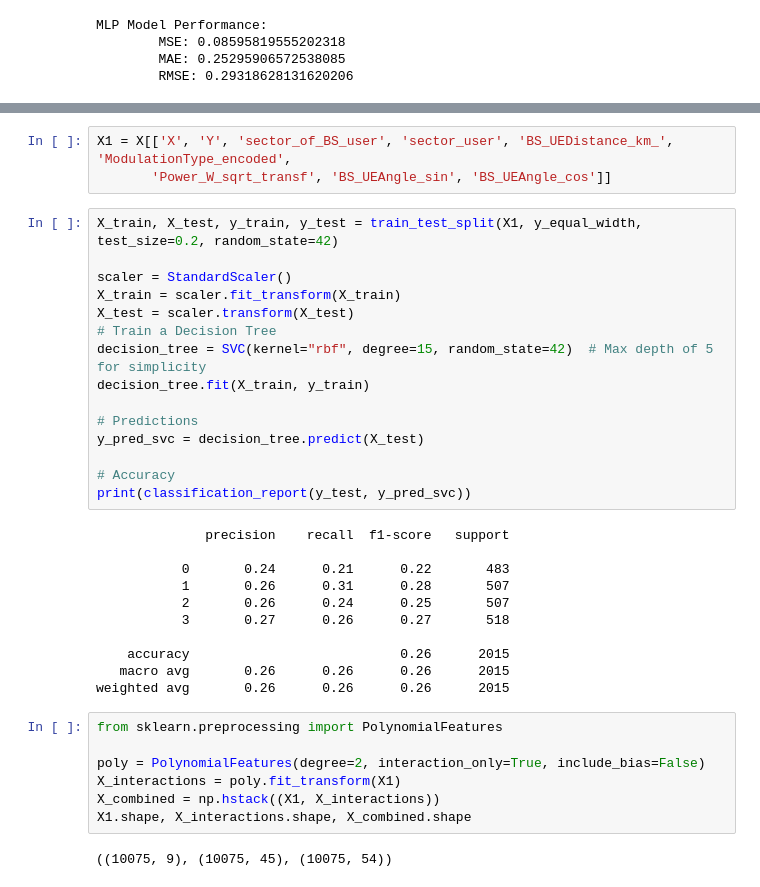
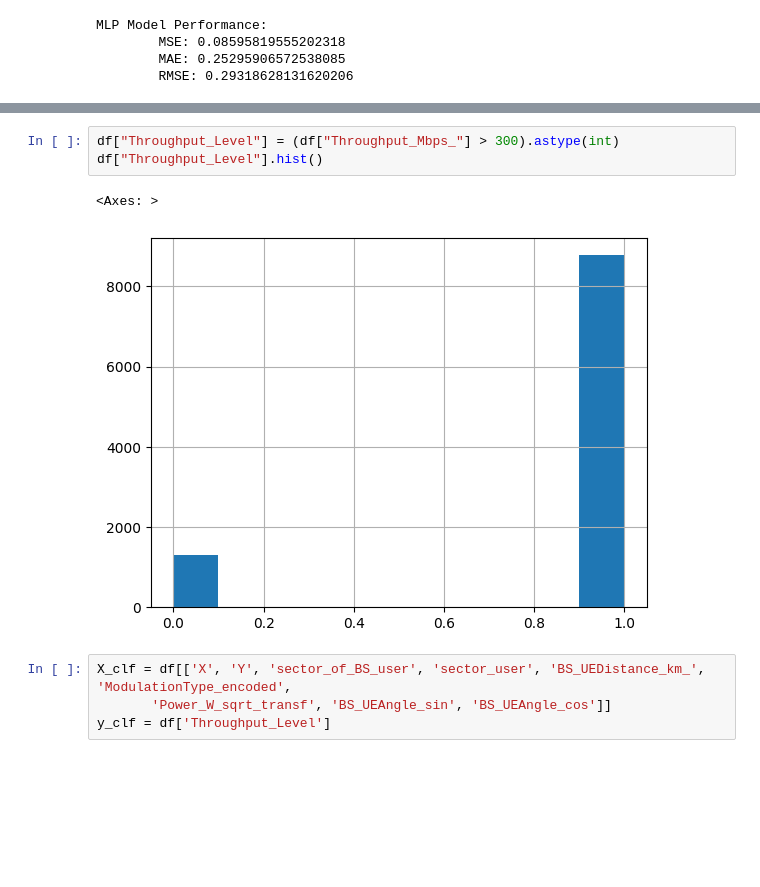
Before and after one commit to alexisfilippakopoulos/MIMO-5G-Network-Throughput-Prediction, a Jupyter notebook: sol.ipynb, the cells around one changed output, grey strips where cells are left out. Cells and saved outputs as stored; diff of their text form; blank space fills up the shorter version.

```diff
--- a/sol.ipynb
+++ b/sol.ipynb
@@ -404,38 +312,10 @@ weighted avg       0.51      0.51      0.51      2015
+# %%
+df["Throughput_Level"] = (df["Throughput_Mbps_"] > 300).astype(int)
+df["Throughput_Level"].hist()
+# %% [output]
+<Axes: >
+[figure, added]
 # %%
-X1 = X[['X', 'Y', 'sector_of_BS_user', 'sector_user', 'BS_UEDistance_km_', 'ModulationType_encoded',
+X_clf = df[['X', 'Y', 'sector_of_BS_user', 'sector_user', 'BS_UEDistance_km_', 'ModulationType_encoded',
        'Power_W_sqrt_transf', 'BS_UEAngle_sin', 'BS_UEAngle_cos']]
+y_clf = df['Throughput_Level']
-# %%
-X_train, X_test, y_train, y_test = train_test_split(X1, y_equal_width, test_size=0.2, random_state=42)
-
-scaler = StandardScaler()
-X_train = scaler.fit_transform(X_train)
-X_test = scaler.transform(X_test)
-# Train a Decision Tree
-decision_tree = SVC(kernel="rbf", degree=15, random_state=42)  # Max depth of 5 for simplicity
-decision_tree.fit(X_train, y_train)
-
-# Predictions
-y_pred_svc = decision_tree.predict(X_test)
-
-# Accuracy
-print(classification_report(y_test, y_pred_svc))
-# %% [output]
-              precision    recall  f1-score   support
-
-           0       0.24      0.21      0.22       483
-           1       0.26      0.31      0.28       507
-           2       0.26      0.24      0.25       507
-           3       0.27      0.26      0.27       518
-
-    accuracy                           0.26      2015
-   macro avg       0.26      0.26      0.26      2015
-weighted avg       0.26      0.26      0.26      2015
-# %%
-from sklearn.preprocessing import PolynomialFeatures
-
-poly = PolynomialFeatures(degree=2, interaction_only=True, include_bias=False)
-X_interactions = poly.fit_transform(X1)
-X_combined = np.hstack((X1, X_interactions))
-X1.shape, X_interactions.shape, X_combined.shape
-# %% [output]
-((10075, 9), (10075, 45), (10075, 54))
```
Also changed, not shown: parts of 28 cells of this notebook.
